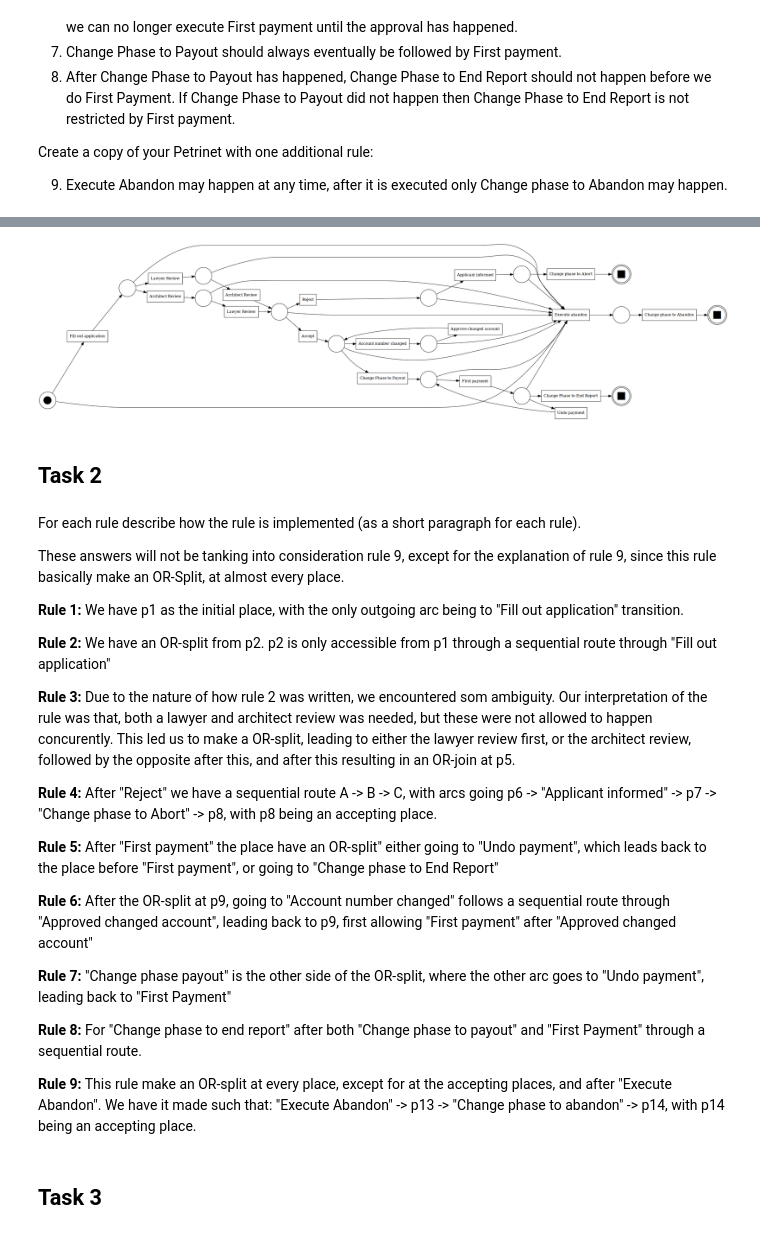
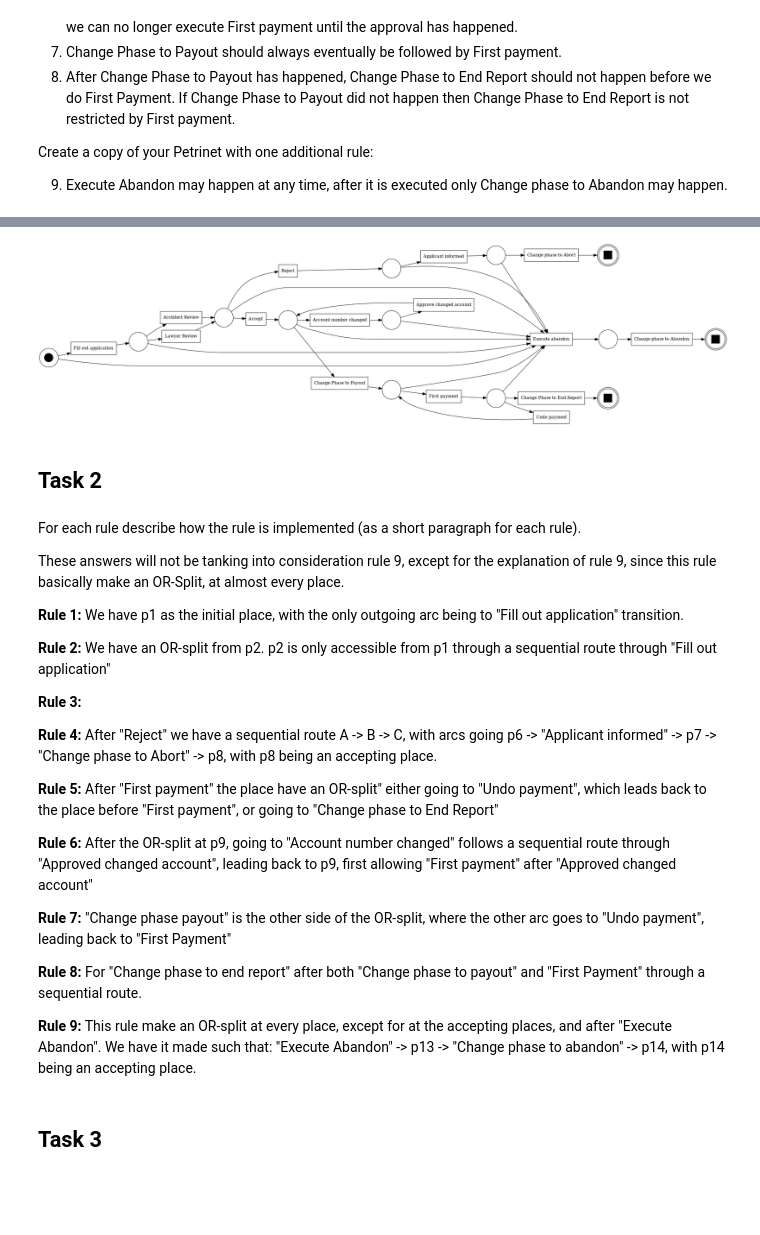
Before and after one commit to bgv600/REBS, a Jupyter notebook: Mandatory Assignment 1/pm4py-dcr-feature-dcr_in_pm4py_revised/notebooks/rebs2024_assignment1.ipynb, the cells around one changed output, grey strips where cells are left out. Saved outputs shown, nothing was run; the diff lists cells and outputs as text; code cells hidden in the pictures; blank space fills up the shorter version.

```diff
--- a/Mandatory Assignment 1/pm4py-dcr-feature-dcr_in_pm4py_revised/notebooks/rebs2024_assignment1.ipynb
+++ b/Mandatory Assignment 1/pm4py-dcr-feature-dcr_in_pm4py_revised/notebooks/rebs2024_assignment1.ipynb
@@ -214,40 +214,42 @@ pn_visualizer.view(gviz)
 # %%
 #Add rule 9 to the Petri net
 # TODO
 
 
 net.transitions.add(t_change_phase_to_abandon)
 net.transitions.add(t_execute_abandon)
 
-p14 = PetriNet.Place("p14")
-net.places.add(p14)
-p15 = PetriNet.Place("p15")
-net.places.add(p15)
+p12 = PetriNet.Place("p12")
+net.places.add(p12)
+p13 = PetriNet.Place("p13")
+net.places.add(p13)
 
 petri_utils.add_arc_from_to(p1, t_execute_abandon, net)
 petri_utils.add_arc_from_to(p2, t_execute_abandon, net)
 petri_utils.add_arc_from_to(p3, t_execute_abandon, net)
 petri_utils.add_arc_from_to(p4, t_execute_abandon, net)
 petri_utils.add_arc_from_to(p5, t_execute_abandon, net)
-petri_utils.add_arc_from_to(p6, t_execute_abandon, net)
 petri_utils.add_arc_from_to(p7, t_execute_abandon, net)
+petri_utils.add_arc_from_to(p8, t_execute_abandon, net)
 
 petri_utils.add_arc_from_to(p9, t_execute_abandon, net)
 petri_utils.add_arc_from_to(p10, t_execute_abandon, net)
-petri_utils.add_arc_from_to(p11, t_execute_abandon, net)
-petri_utils.add_arc_from_to(p12, t_execute_abandon, net)
 
-petri_utils.add_arc_from_to(t_execute_abandon, p14, net)
-petri_utils.add_arc_from_to(p14, t_change_phase_to_abandon, net)
-petri_utils.add_arc_from_to(t_change_phase_to_abandon, p15, net)
+#Should accepting states also point to execute abandon???
+#petri_utils.add_arc_from_to(p6, t_execute_abandon, net)
+#petri_utils.add_arc_from_to(p11, t_execute_abandon, net)
 
-final_marking[p15] = 3
+petri_utils.add_arc_from_to(t_execute_abandon, p12, net)
+petri_utils.add_arc_from_to(p12, t_change_phase_to_abandon, net)
+petri_utils.add_arc_from_to(t_change_phase_to_abandon, p13, net)
+
+final_marking[p13] = 3
 
 # Visualize the Petri net
 gviz = pn_visualizer.apply(net, initial_marking, final_marking)
 pn_visualizer.view(gviz)
 # %% [output]
-[figure, old version]
+[figure, new version]
 # %% [markdown]
 ## Task 2
 # %% [markdown]
@@ -262,8 +264,7 @@ We have p1 as the initial place, with the only outgoing arc being to "Fill out a
 We have an OR-split from p2. p2 is only accessible from p1 through a sequential route through "Fill out application"
 
 **Rule 3:**
-Due to the nature of how rule 2 was written, we encountered som ambiguity. Our interpretation of the rule was that, both a lawyer and architect review was needed, but these were not allowed to happen concurently.
-This led us to make a OR-split, leading to either the lawyer review first, or the architect review, followed by the opposite after this, and after this resulting in an OR-join at p5.
+
 
 **Rule 4:**
 After "Reject" we have a sequential route A -> B -> C, with arcs going p6 -> "Applicant informed" -> p7 -> "Change phase to Abort" -> p8, with p8 being an accepting place.
```
Also changed, not shown: parts of 4 cells of this notebook.
